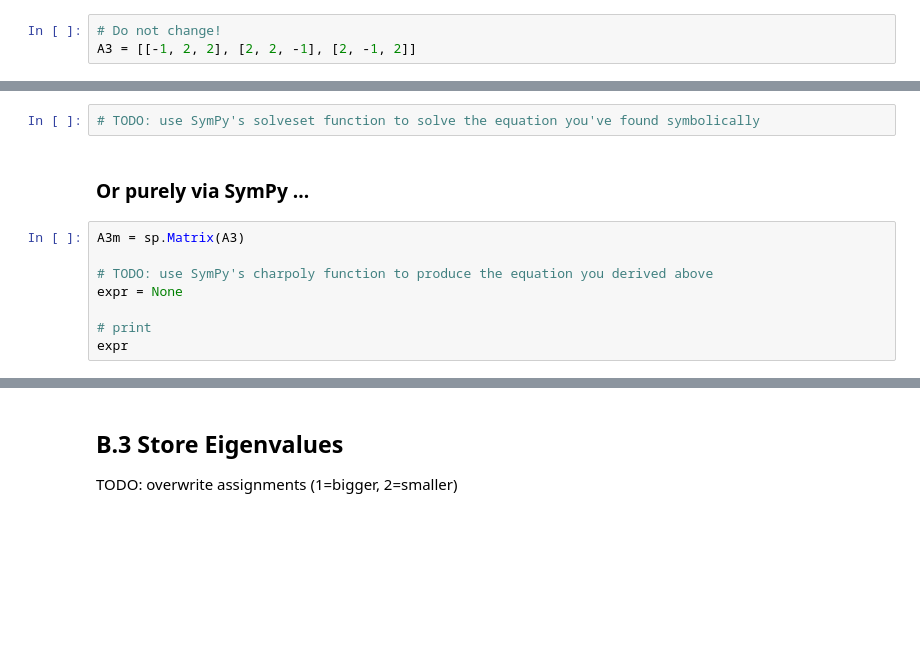
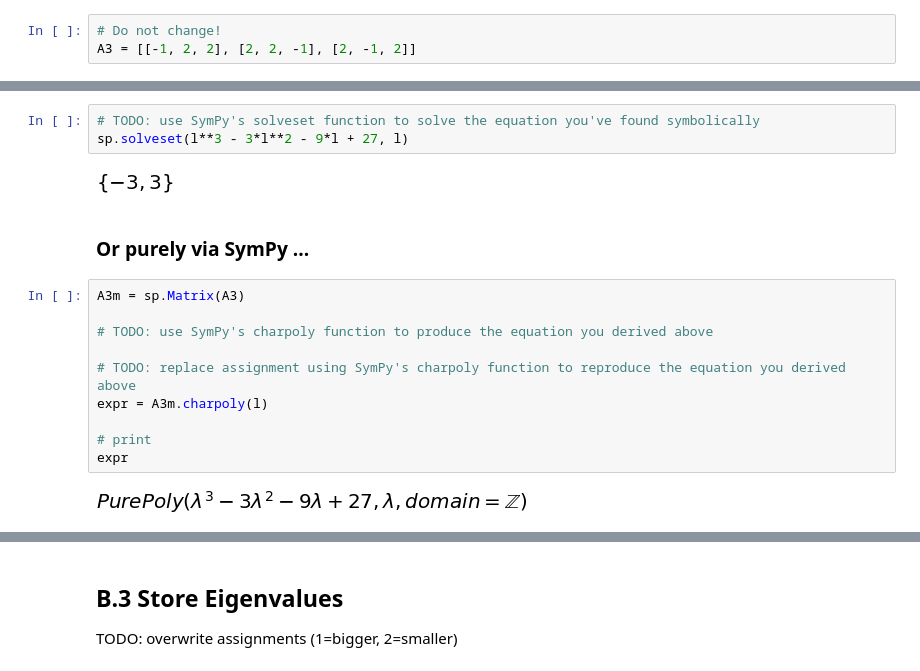
Before and after one commit to kz4/DataMining, a Jupyter notebook: 3DimensionalityReduction_RecommenderSystems/1PCA_LinearAlgebra/starter-3.2.ipynb, the cells around one changed output, grey strips where cells are left out. Cells and saved outputs as stored; diff of their text form; blank space fills up the shorter version.

```diff
--- a/3DimensionalityReduction_RecommenderSystems/1PCA_LinearAlgebra/starter-3.2.ipynb
+++ b/3DimensionalityReduction_RecommenderSystems/1PCA_LinearAlgebra/starter-3.2.ipynb
@@ -186,14 +196,21 @@ TODO: finish (polynomial in $\lambda$ equal to 0)
 # %%
 # TODO: use SymPy's solveset function to solve the equation you've found symbolically
+sp.solveset(l**3 - 3*l**2 - 9*l + 27, l)
+# %% [output]
+[figure, added]
 # %% [markdown]
 ### Or purely via SymPy ...
 # %%
 A3m = sp.Matrix(A3)
 
 # TODO: use SymPy's charpoly function to produce the equation you derived above
-expr = None
+
+# TODO: replace assignment using SymPy's charpoly function to reproduce the equation you derived above
+expr = A3m.charpoly(l)
 
 # print
 expr
+# %% [output]
+[figure, added]
 # %%
 expr.factor()
```
Also changed, not shown: parts of 16 cells of this notebook.
